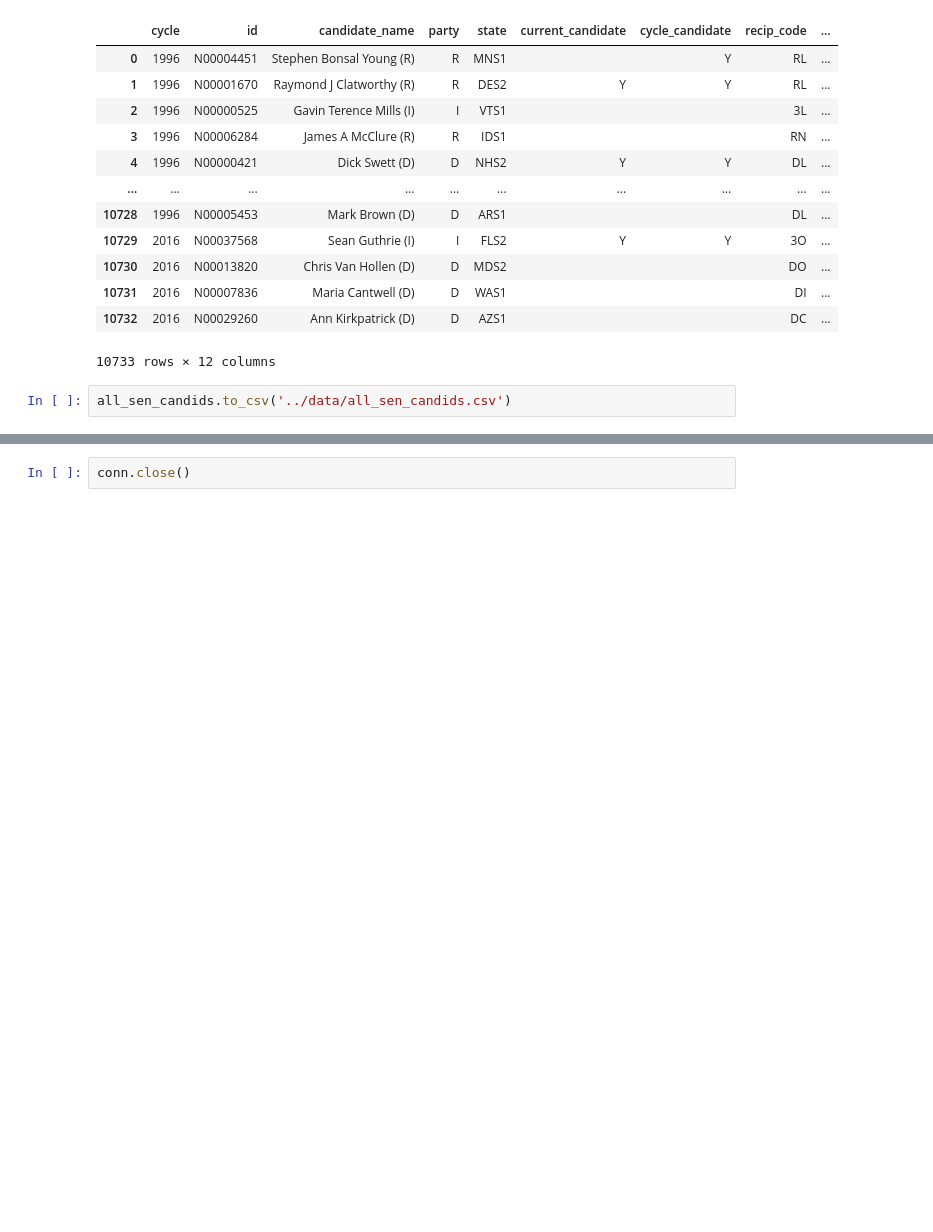
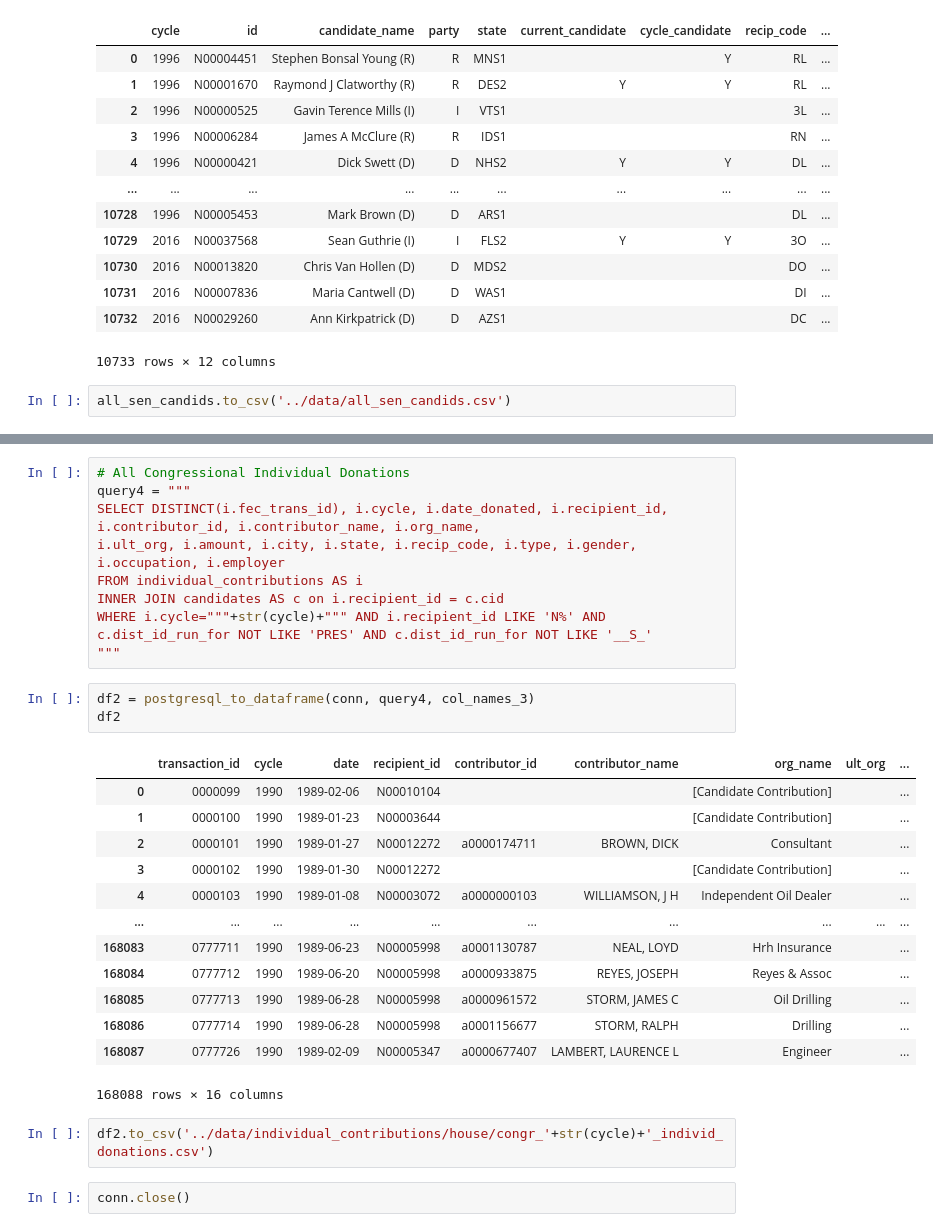
Before and after one commit to APascale2021/dsir_capstone, a Jupyter notebook: notebooks/DB_connect.ipynb, the cells around one changed output, grey strips where cells are left out. Drawn from its saved outputs; the diff is of its cells as text; blank space fills up the shorter version.

```diff
--- a/notebooks/DB_connect.ipynb
+++ b/notebooks/DB_connect.ipynb
@@ -117,2 +164,31 @@ all_sen_candids.to_csv('../data/all_sen_candids.csv')
+# %%
+# All Congressional Individual Donations
+query4 = """
+SELECT DISTINCT(i.fec_trans_id), i.cycle, i.date_donated, i.recipient_id, i.contributor_id, i.contributor_name, i.org_name,
+i.ult_org, i.amount, i.city, i.state, i.recip_code, i.type, i.gender, i.occupation, i.employer
+FROM individual_contributions AS i
+INNER JOIN candidates AS c on i.recipient_id = c.cid
+WHERE i.cycle="""+str(cycle)+""" AND i.recipient_id LIKE 'N%' AND
+c.dist_id_run_for NOT LIKE 'PRES' AND c.dist_id_run_for NOT LIKE '__S_'
+"""
+# %%
+df2 = postgresql_to_dataframe(conn, query4, col_names_3)
+df2
+# %% [output]
+|  | transaction_id | cycle | date | recipient_id | contributor_id | contributor_name | org_name | ult_org | ... |
+| 0 | 0000099 | 1990 | 1989-02-06 | N00010104 |  |  | [Candidate Contribution] |  | ... |
+| 1 | 0000100 | 1990 | 1989-01-23 | N00003644 |  |  | [Candidate Contribution] |  | ... |
+| 2 | 0000101 | 1990 | 1989-01-27 | N00012272 | a0000174711 | BROWN, DICK | Consultant |  | ... |
+| 3 | 0000102 | 1990 | 1989-01-30 | N00012272 |  |  | [Candidate Contribution] |  | ... |
+| 4 | 0000103 | 1990 | 1989-01-08 | N00003072 | a0000000103 | WILLIAMSON, J H | Independent Oil Dealer |  | ... |
+| ... | ... | ... | ... | ... | ... | ... | ... | ... | ... |
+| 168083 | 0777711 | 1990 | 1989-06-23 | N00005998 | a0001130787 | NEAL, LOYD | Hrh Insurance |  | ... |
+| 168084 | 0777712 | 1990 | 1989-06-20 | N00005998 | a0000933875 | REYES, JOSEPH | Reyes & Assoc |  | ... |
+| 168085 | 0777713 | 1990 | 1989-06-28 | N00005998 | a0000961572 | STORM, JAMES C | Oil Drilling |  | ... |
+| 168086 | 0777714 | 1990 | 1989-06-28 | N00005998 | a0001156677 | STORM, RALPH | Drilling |  | ... |
+| 168087 | 0777726 | 1990 | 1989-02-09 | N00005347 | a0000677407 | LAMBERT, LAURENCE L | Engineer |  | ... |
+168088 rows × 16 columns
+# %%
+df2.to_csv('../data/individual_contributions/house/congr_'+str(cycle)+'_individ_donations.csv')
 # %%
 conn.close()
```
Also changed, not shown: parts of 15 cells of this notebook, 1 other file.
